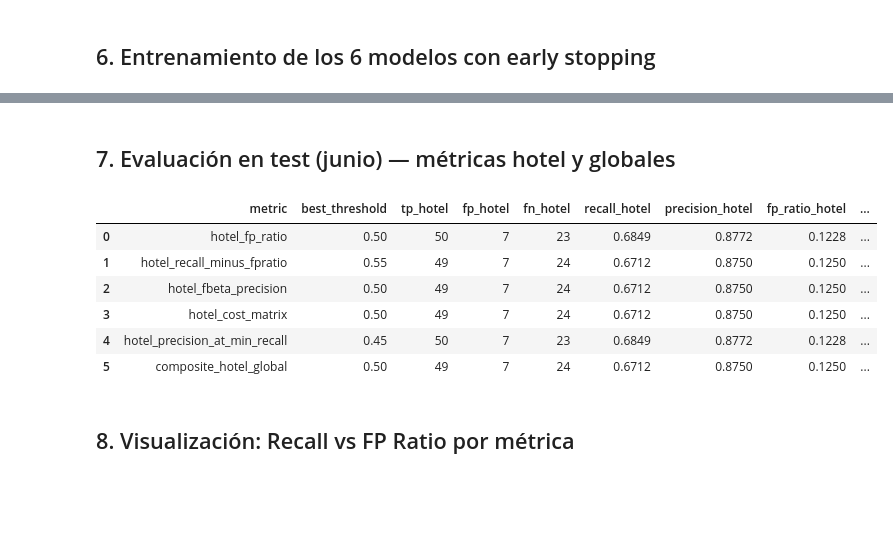
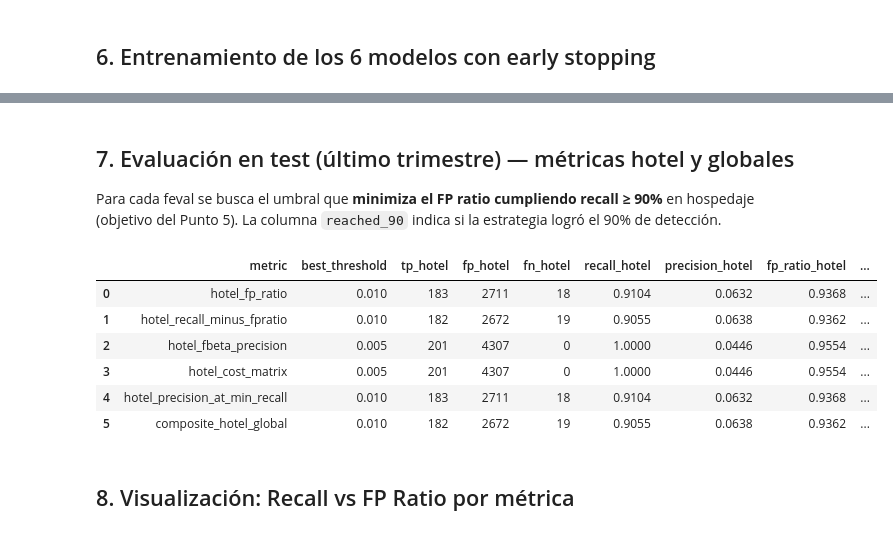
Before and after one commit to michellemej22596/Proyecto2-SecurityDS-PlusTI, a Jupyter notebook: notebooks/04_custom_metrics.ipynb, the cells around one changed output, grey strips where cells are left out. Saved outputs shown, nothing was run; the diff lists cells and outputs as text; code cells hidden in the pictures; blank space fills up the shorter version.

```diff
--- a/notebooks/04_custom_metrics.ipynb
+++ b/notebooks/04_custom_metrics.ipynb
@@ -27,13 +27,18 @@ import warnings
 warnings.filterwarnings('ignore')
 pd.set_option('display.max_columns', None)
 
+# ── Objetivo de evaluación (Punto 5 del enunciado) ───────────────────────────
+# El comparativo de las feval se hace por FP ratio buscando 90% de DETECCIÓN
+# (recall >= 0.90), usando el ÚLTIMO TRIMESTRE (meses 4-6) como test.
+MIN_RECALL = 0.90
+
 # ── Hiperparámetros de las métricas ──────────────────────────────────────────
 ALPHA_M2  = 0.5    # M2: peso del FP ratio en recall - α·FP_ratio
 BETA_M3   = 0.5    # M3: β para F_beta (β<1 → prioriza precisión)
 W_TP      = 1      # M4: peso TP en cost matrix
 W_FP      = 3      # M4: peso FP en cost matrix (FP cuesta 3x más)
 W_FN      = 1      # M4: peso FN en cost matrix
-THETA_M5  = 0.70   # M5: recall mínimo exigido (SLA)
+THETA_M5  = 0.90   # M5: recall mínimo exigido (SLA = objetivo 90% detección)
 LAM_M6    = 0.7    # M6: peso hotel vs global (70% hotel, 30% global)
 ALPHA_M6  = 0.5    # M6: α componente hotel
 BETA_M6   = 0.3    # M6: β componente global
@@ -46,6 +51,6 @@ RESULTS_DIR  = PROJECT_ROOT / "results"
 RESULTS_DIR.mkdir(exist_ok=True)
 
 print(f"LightGBM version: {lgb.__version__}")
-print(f"Procesados: {DATA_PROC}")
+print(f"Objetivo de comparación: FP ratio con recall ≥ {MIN_RECALL:.0%} (test = meses 4-6)")
 # %% [output]
 LightGBM version: 4.6.0
@@ -174,10 +180,14 @@ BASE_PARAMS = dict(
 NUM_BOOST_ROUND = 500
 EARLY_STOPPING  = 50
 
-# Grid de umbrales para búsqueda dinámica dentro de cada feval
-THRESHOLDS = np.linspace(0.05, 0.65, 13)
+# Grid de umbrales para búsqueda dinámica. Se extiende a valores BAJOS porque
+# alcanzar recall >= 90% en hospedaje exige umbrales pequeños.
+THRESHOLDS = np.round(np.concatenate([
+    np.linspace(0.005, 0.05, 10),   # región baja (para recall alto)
+    np.linspace(0.06, 0.90, 22),
+]), 4)
 
 print("Datasets LightGBM listos.")
-print(f"Grid de umbrales: {THRESHOLDS.round(2)}")
+print(f"Grid de umbrales: {len(THRESHOLDS)} valores de {THRESHOLDS.min()} a {THRESHOLDS.max()}")
 # %% [output]
 Datasets LightGBM listos.
@@ -204,7 +214,7 @@ def _cm_hotel(y_h, p_h, t):
 
 # ── Métrica 1: hotel_fp_ratio ──────────────────────────────────────────────
 # FP_ratio = FP / (TP + FP) exclusivamente en hospedaje.
-# Búsqueda: menor FP_ratio con recall_hotel >= 0.50.
+# Búsqueda: menor FP_ratio con recall_hotel >= MIN_RECALL (objetivo 90% detección).
 # is_higher_better = False (minimizar).
 def make_m1(mask, y_true_full):
     y_h = y_true_full[mask]
@@ -216,7 +226,7 @@ def make_m1(mask, y_true_full):
             tp, fp, fn = _cm_hotel(y_h, p_h, t)
             rec = tp / (tp + fn) if (tp + fn) > 0 else 0.0
             fpr = fp / (tp + fp) if (tp + fp) > 0 else 0.0
-            if rec >= 0.50 and fpr < best:
+            if rec >= MIN_RECALL and fpr < best:
                 best = fpr
         return "hotel_fp_ratio", best, False
     return feval
@@ -285,7 +295,7 @@ def make_m4(mask, y_true_full, w_tp=W_TP, w_fp=W_FP, w_fn=W_FN):
 
 
 # ── Métrica 5: hotel_precision_at_min_recall ──────────────────────────────
-# Maximiza precisión hotel condicionada a recall_hotel >= θ (SLA de detección).
+# Maximiza precisión hotel condicionada a recall_hotel >= θ (SLA de detección = 0.90).
 # Si ningún umbral cumple el SLA, retorna 0.
 # is_higher_better = True (maximizar).
 def make_m5(mask, y_true_full, theta=THETA_M5):
@@ -411,13 +421,15 @@ Entrenando → hotel_fbeta_precision
 
 ✅ Entrenamiento de 6 modelos completado.
 # %% [markdown]
-## 7. Evaluación en test (junio) — métricas hotel y globales
+## 7. Evaluación en test (último trimestre) — métricas hotel y globales
+
+Para cada feval se busca el umbral que **minimiza el FP ratio cumpliendo recall ≥ 90%** en hospedaje (objetivo del Punto 5). La columna `reached_90` indica si la estrategia logró el 90% de detección.
 # %%
 def evaluate_hotel(booster, metric_name, y_test_full, hotel_mask,
-                   min_recall=0.65):
+                   min_recall=MIN_RECALL):
     """
-    Evalúa el booster en test junio.
-    Selecciona el umbral que minimiza FP_ratio con recall_hotel >= min_recall.
+    Evalúa el booster en el test (último trimestre).
+    Selecciona el umbral que minimiza FP_ratio con recall_hotel >= min_recall (90%).
     Reporta métricas de hotel y globales.
     """
     proba = np.clip(booster.predict(X_test), 0, 1)
@@ -437,46 +449,47 @@ def evaluate_hotel(booster, metric_name, y_test_full, hotel_mask,
 
     valid = [r for r in rows if r["recall"] >= min_recall]
     best  = min(valid, key=lambda x: x["fp_ratio"]) if valid else \
-            min(rows,  key=lambda x: x["fp_ratio"])
+            max(rows,  key=lambda x: x["recall"])   # si nadie llega a 90%, el de mayor recall
 
     auc_roc = roc_auc_score(y_test_full, proba)
     pr_auc  = average_precision_score(y_test_full, proba)
 
     return {
         "metric":          metric_name,
-        "best_threshold":  round(best["t"],         3),
+        "best_threshold":  round(best["t"],         4),
         "tp_hotel":        best["tp"],
         "fp_hotel":        best["fp"],
         "fn_hotel":        best["fn"],
         "recall_hotel":    round(best["recall"],     4),
         "precision_hotel": round(best["precision"],  4),
         "fp_ratio_hotel":  round(best["fp_ratio"],   4),
+        "reached_90":      bool(best["recall"] >= min_recall),
         "auc_roc_global":  round(auc_roc,            4),
         "pr_auc_global":   round(pr_auc,             4),
     }
 
 
 rows = []
 for name, booster in boosters.items():
     row = evaluate_hotel(booster, name, y_test_np, hotel_mask_test)
     rows.append(row)
 
 results_df = pd.DataFrame(rows)
 
 cols_show = ["metric", "best_threshold",
              "tp_hotel", "fp_hotel", "fn_hotel",
-             "recall_hotel", "precision_hotel", "fp_ratio_hotel",
+             "recall_hotel", "precision_hotel", "fp_ratio_hotel", "reached_90",
              "auc_roc_global", "pr_auc_global"]
 
 results_df[cols_show]
 # %% [output]
 |  | metric | best_threshold | tp_hotel | fp_hotel | fn_hotel | recall_hotel | precision_hotel | fp_ratio_hotel | ... |
-| 0 | hotel_fp_ratio | 0.50 | 50 | 7 | 23 | 0.6849 | 0.8772 | 0.1228 | ... |
-| 1 | hotel_recall_minus_fpratio | 0.55 | 49 | 7 | 24 | 0.6712 | 0.8750 | 0.1250 | ... |
-| 2 | hotel_fbeta_precision | 0.50 | 49 | 7 | 24 | 0.6712 | 0.8750 | 0.1250 | ... |
-| 3 | hotel_cost_matrix | 0.50 | 49 | 7 | 24 | 0.6712 | 0.8750 | 0.1250 | ... |
-| 4 | hotel_precision_at_min_recall | 0.45 | 50 | 7 | 23 | 0.6849 | 0.8772 | 0.1228 | ... |
-| 5 | composite_hotel_global | 0.50 | 49 | 7 | 24 | 0.6712 | 0.8750 | 0.1250 | ... |
+| 0 | hotel_fp_ratio | 0.010 | 183 | 2711 | 18 | 0.9104 | 0.0632 | 0.9368 | ... |
+| 1 | hotel_recall_minus_fpratio | 0.010 | 182 | 2672 | 19 | 0.9055 | 0.0638 | 0.9362 | ... |
+| 2 | hotel_fbeta_precision | 0.005 | 201 | 4307 | 0 | 1.0000 | 0.0446 | 0.9554 | ... |
+| 3 | hotel_cost_matrix | 0.005 | 201 | 4307 | 0 | 1.0000 | 0.0446 | 0.9554 | ... |
+| 4 | hotel_precision_at_min_recall | 0.010 | 183 | 2711 | 18 | 0.9104 | 0.0632 | 0.9368 | ... |
+| 5 | composite_hotel_global | 0.010 | 182 | 2672 | 19 | 0.9055 | 0.0638 | 0.9362 | ... |
 # %% [markdown]
 ## 8. Visualización: Recall vs FP Ratio por métrica
 # %%
```
Also changed, not shown: parts of 7 cells of this notebook, 26 other files.
